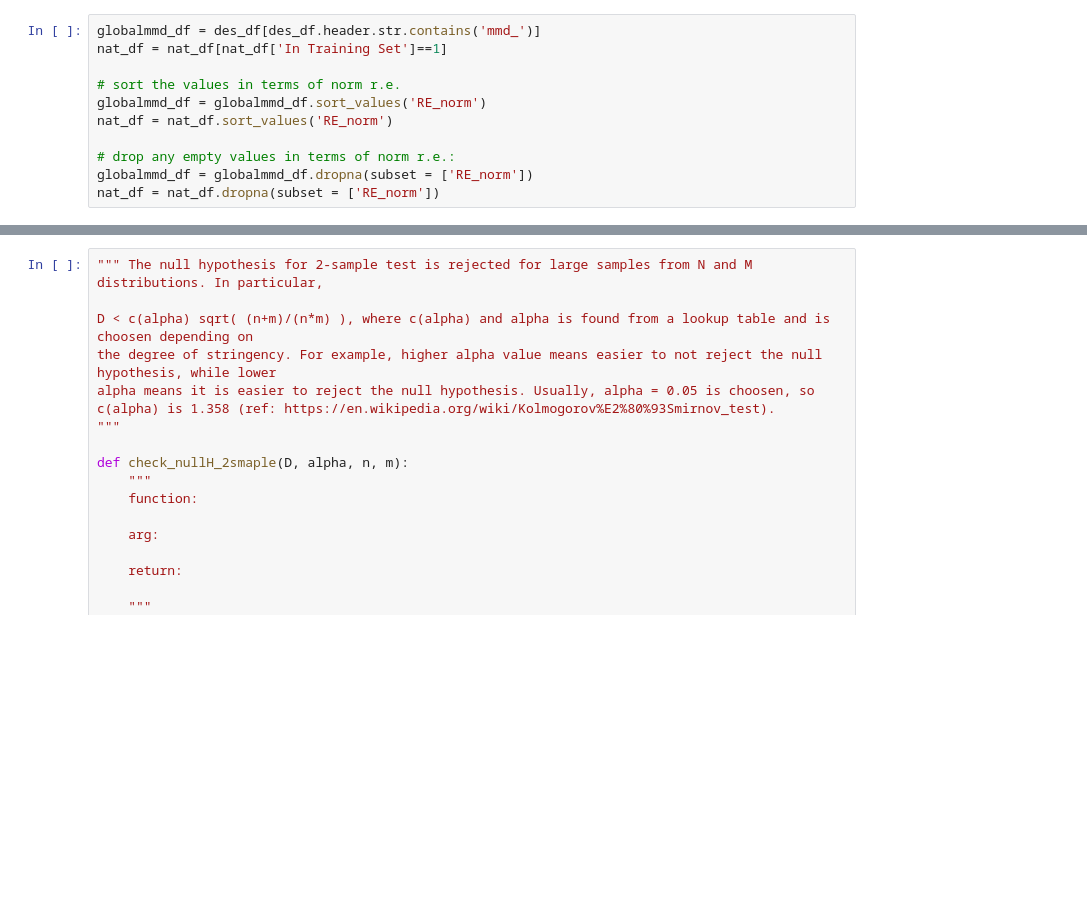
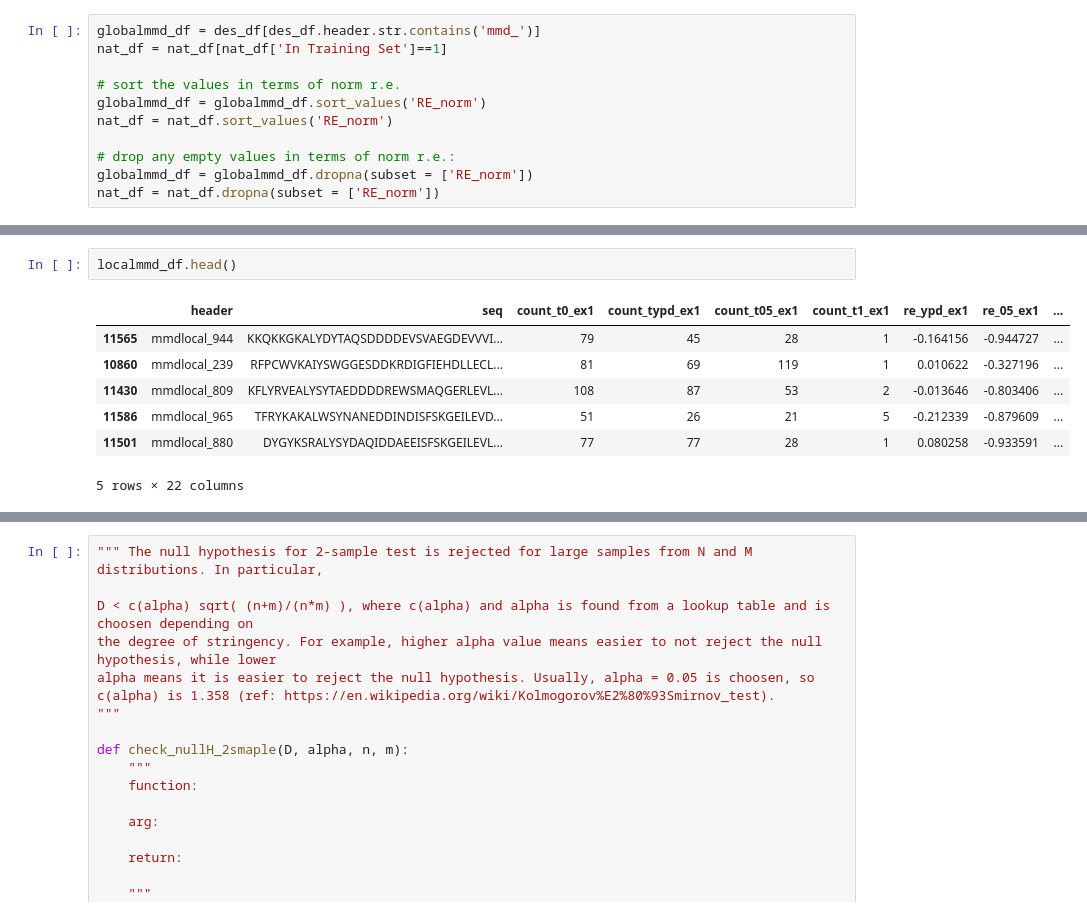
Before and after one commit to chemgeeklian/SH3_orthology_paper_analysis, a Jupyter notebook: Kolmogorov_Smirnov_test.ipynb, the cells around one changed output, grey strips where cells are left out. Cells and saved outputs as stored; diff of their text form; blank space fills up the shorter version.

```diff
--- a/Kolmogorov_Smirnov_test.ipynb
+++ b/Kolmogorov_Smirnov_test.ipynb
@@ -27,0 +74,10 @@ num_globalmmd, num_nat = globalmmd_df.shape[0], nat_df.shape[0]
+# %%
+localmmd_df.head()
+# %% [output]
+|  | header | seq | count_t0_ex1 | count_typd_ex1 | count_t05_ex1 | count_t1_ex1 | re_ypd_ex1 | re_05_ex1 | ... |
+| 11565 | mmdlocal_944 | KKQKKGKALYDYTAQSDDDDEVSVAEGDEVVVI... | 79 | 45 | 28 | 1 | -0.164156 | -0.944727 | ... |
+| 10860 | mmdlocal_239 | RFPCWVKAIYSWGGESDDKRDIGFIEHDLLECL... | 81 | 69 | 119 | 1 | 0.010622 | -0.327196 | ... |
+| 11430 | mmdlocal_809 | KFLYRVEALYSYTAEDDDDREWSMAQGERLEVL... | 108 | 87 | 53 | 2 | -0.013646 | -0.803406 | ... |
+| 11586 | mmdlocal_965 | TFRYKAKALWSYNANEDDINDISFSKGEILEVD... | 51 | 26 | 21 | 5 | -0.212339 | -0.879609 | ... |
+| 11501 | mmdlocal_880 | DYGYKSRALYSYDAQIDDAEEISFSKGEILEVL... | 77 | 77 | 28 | 1 | 0.080258 | -0.933591 | ... |
+5 rows × 22 columns
```
Also changed, not shown: parts of 20 cells of this notebook.
